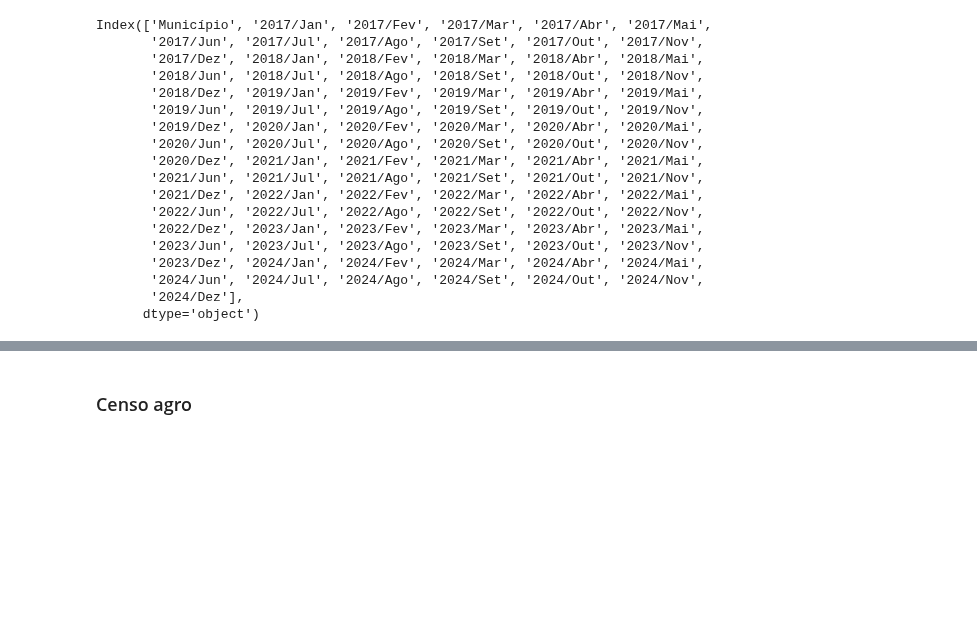
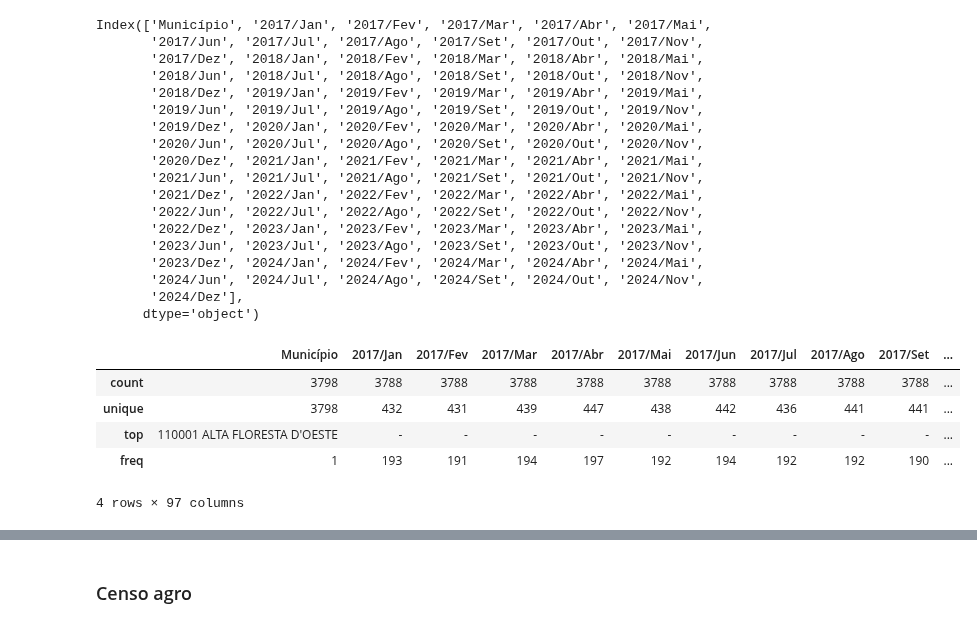
Before and after one commit to AHChaves/IC-InSAN, a Jupyter notebook: Integracao/integracao_2017.ipynb, the cells around one changed output, grey strips where cells are left out. Saved outputs shown, nothing was run; the diff lists cells and outputs as text; code cells hidden in the pictures; blank space fills up the shorter version.

```diff
--- a/Integracao/integracao_2017.ipynb
+++ b/Integracao/integracao_2017.ipynb
@@ -56,3 +58,12 @@ Index(['Município', '2017/Jan', '2017/Fev', '2017/Mar', '2017/Abr', '2017/Mai',
        '2024/Jun', '2024/Jul', '2024/Ago', '2024/Set', '2024/Out', '2024/Nov',
        '2024/Dez'],
       dtype='object')
+# %%
+leitos_internacao.describe()
+# %% [output]
+|  | Município | 2017/Jan | 2017/Fev | 2017/Mar | 2017/Abr | 2017/Mai | 2017/Jun | 2017/Jul | 2017/Ago | 2017/Set | ... |
+| count | 3798 | 3788 | 3788 | 3788 | 3788 | 3788 | 3788 | 3788 | 3788 | 3788 | ... |
+| unique | 3798 | 432 | 431 | 439 | 447 | 438 | 442 | 436 | 441 | 441 | ... |
+| top | 110001 ALTA FLORESTA D'OESTE | - | - | - | - | - | - | - | - | - | ... |
+| freq | 1 | 193 | 191 | 194 | 197 | 192 | 194 | 192 | 192 | 190 | ... |
+4 rows × 97 columns
```
Also changed, not shown: parts of 13 cells of this notebook, 8 other files.
